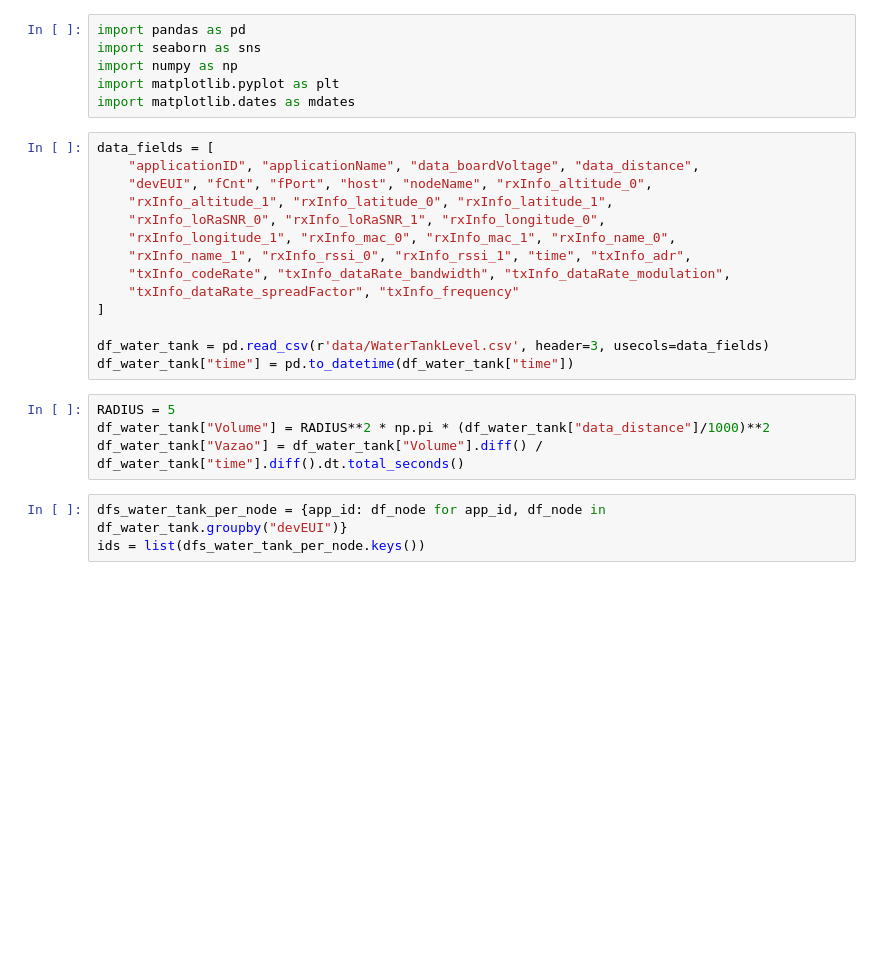
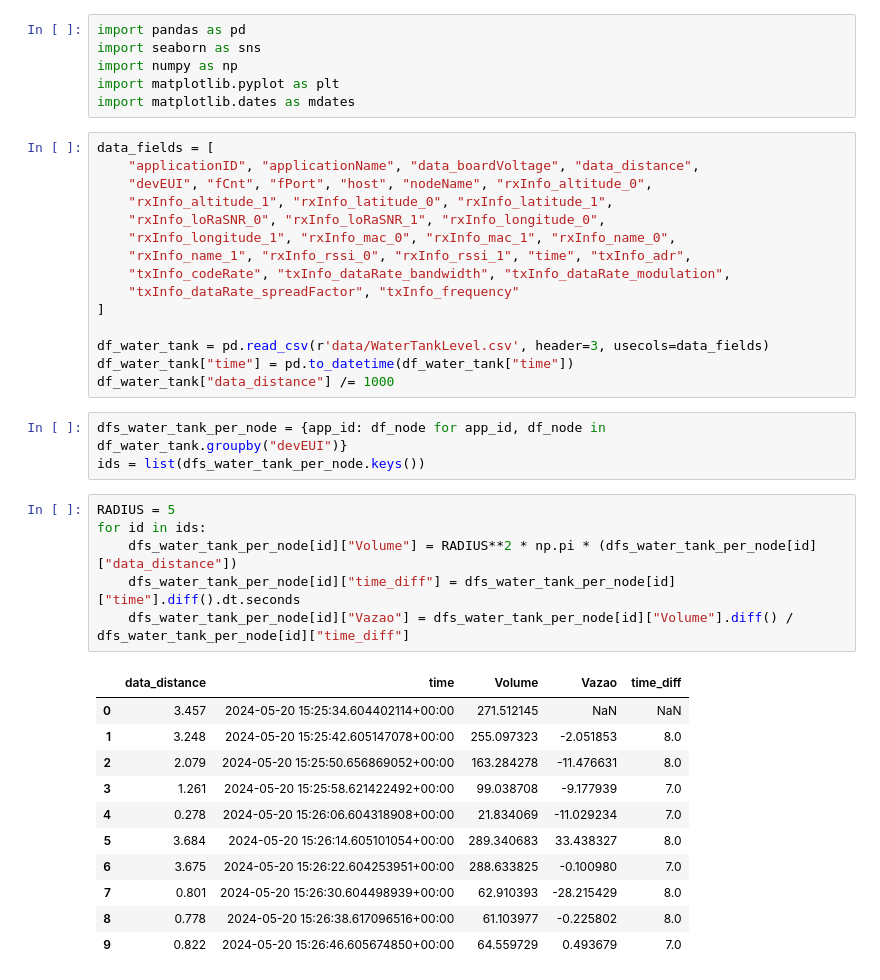
Before and after one commit to LCStuber/SmartCampusGMSDataAnalysis, a Jupyter notebook: watertank_level.ipynb, the cells around one changed output. Drawn from its saved outputs; the diff is of its cells as text; blank space fills up the shorter version.

```diff
--- a/watertank_level.ipynb
+++ b/watertank_level.ipynb
@@ -20,13 +20,28 @@ data_fields = [
 
 df_water_tank = pd.read_csv(r'data/WaterTankLevel.csv', header=3, usecols=data_fields)
 df_water_tank["time"] = pd.to_datetime(df_water_tank["time"])
+df_water_tank["data_distance"] /= 1000
-# %%
-RADIUS = 5
-df_water_tank["Volume"] = RADIUS**2 * np.pi * (df_water_tank["data_distance"]/1000)**2
-df_water_tank["Vazao"] = df_water_tank["Volume"].diff() / df_water_tank["time"].diff().dt.total_seconds()
 # %%
 dfs_water_tank_per_node = {app_id: df_node for app_id, df_node in df_water_tank.groupby("devEUI")}
 ids = list(dfs_water_tank_per_node.keys())
+# %%
+RADIUS = 5
+for id in ids:
+    dfs_water_tank_per_node[id]["Volume"] = RADIUS**2 * np.pi * (dfs_water_tank_per_node[id]["data_distance"])
+    dfs_water_tank_per_node[id]["time_diff"] = dfs_water_tank_per_node[id]["time"].diff().dt.seconds
+    dfs_water_tank_per_node[id]["Vazao"] = dfs_water_tank_per_node[id]["Volume"].diff() / dfs_water_tank_per_node[id]["time_diff"]
+# %% [output]
+|  | data_distance | time | Volume | Vazao | time_diff |
+| 0 | 3.457 | 2024-05-20 15:25:34.604402114+00:00 | 271.512145 | NaN | NaN |
+| 1 | 3.248 | 2024-05-20 15:25:42.605147078+00:00 | 255.097323 | -2.051853 | 8.0 |
+| 2 | 2.079 | 2024-05-20 15:25:50.656869052+00:00 | 163.284278 | -11.476631 | 8.0 |
+| 3 | 1.261 | 2024-05-20 15:25:58.621422492+00:00 | 99.038708 | -9.177939 | 7.0 |
+| 4 | 0.278 | 2024-05-20 15:26:06.604318908+00:00 | 21.834069 | -11.029234 | 7.0 |
+| 5 | 3.684 | 2024-05-20 15:26:14.605101054+00:00 | 289.340683 | 33.438327 | 8.0 |
+| 6 | 3.675 | 2024-05-20 15:26:22.604253951+00:00 | 288.633825 | -0.100980 | 7.0 |
+| 7 | 0.801 | 2024-05-20 15:26:30.604498939+00:00 | 62.910393 | -28.215429 | 8.0 |
+| 8 | 0.778 | 2024-05-20 15:26:38.617096516+00:00 | 61.103977 | -0.225802 | 8.0 |
+| 9 | 0.822 | 2024-05-20 15:26:46.605674850+00:00 | 64.559729 | 0.493679 | 7.0 |
 # %%
 data_volume = []
 for id in ids:
```
Also changed, not shown: parts of 4 cells of this notebook.
